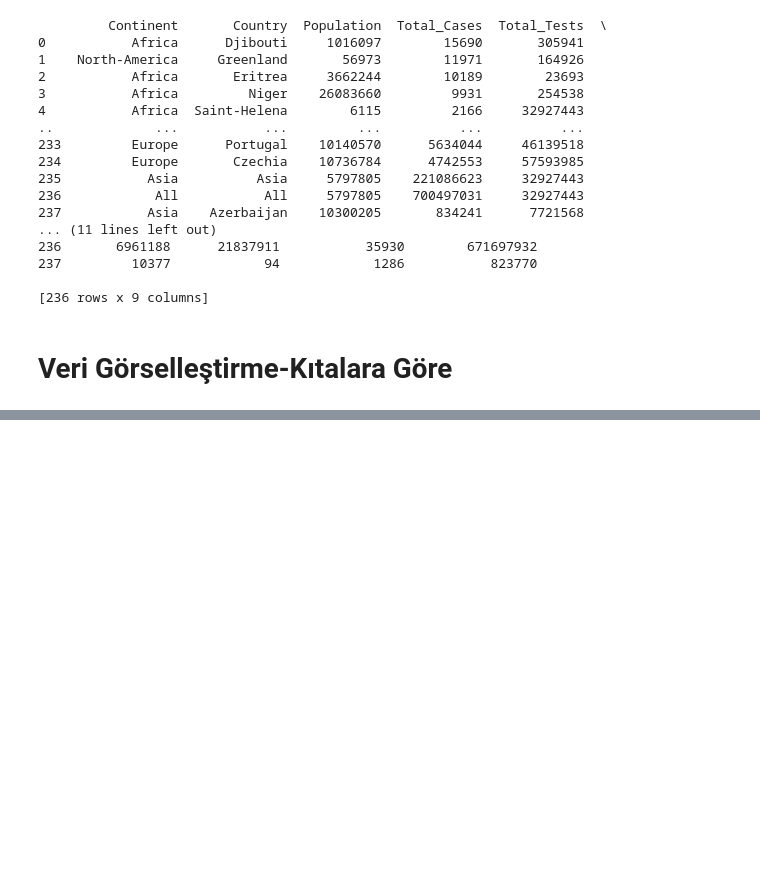
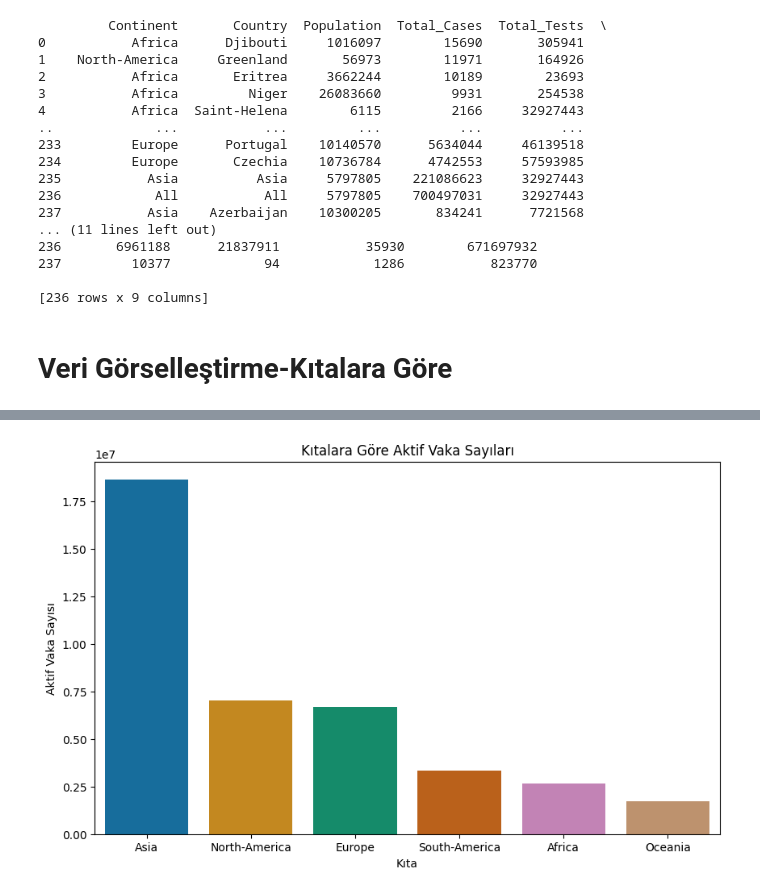
Before and after one commit to Tubaakbas/COVID19-API-Project, a Jupyter notebook: covid19_api_project.ipynb, the cells around one changed output, grey strips where cells are left out. Cells and saved outputs as stored; diff of their text form; code cells hidden in the pictures; blank space fills up the shorter version.

```diff
--- a/covid19_api_project.ipynb
+++ b/covid19_api_project.ipynb
@@ -301,0 +325,4 @@ with pd.option_context('display.float_format', '{:.0f}'.format):
+# %%
+# Kıtalara göre aktif vaka sayılarını gruplayarak özetleme ve büyükten küçüğe sıralama
+grouped_df = covid19_df.groupby('Continent')['Cases_Active'].sum().reset_index()
+sorted_df = grouped_df.sort_values(by='Cases_Active', ascending=False)
@@ -301,0 +339,10 @@ with pd.option_context('display.float_format', '{:.0f}'.format):
+# %%
+# Kıtalara göre aktif vaka sayıları
+plt.figure(figsize=(10, 6))
+sns.barplot(x='Continent', y='Cases_Active', data=sorted_df, palette='colorblind')
+plt.title('Kıtalara Göre Aktif Vaka Sayıları')
+plt.xlabel('Kıta')
+plt.ylabel('Aktif Vaka Sayısı')
+plt.show()
+# %% [output]
+[figure, added]
```
Also changed, not shown: parts of 11 cells of this notebook.
